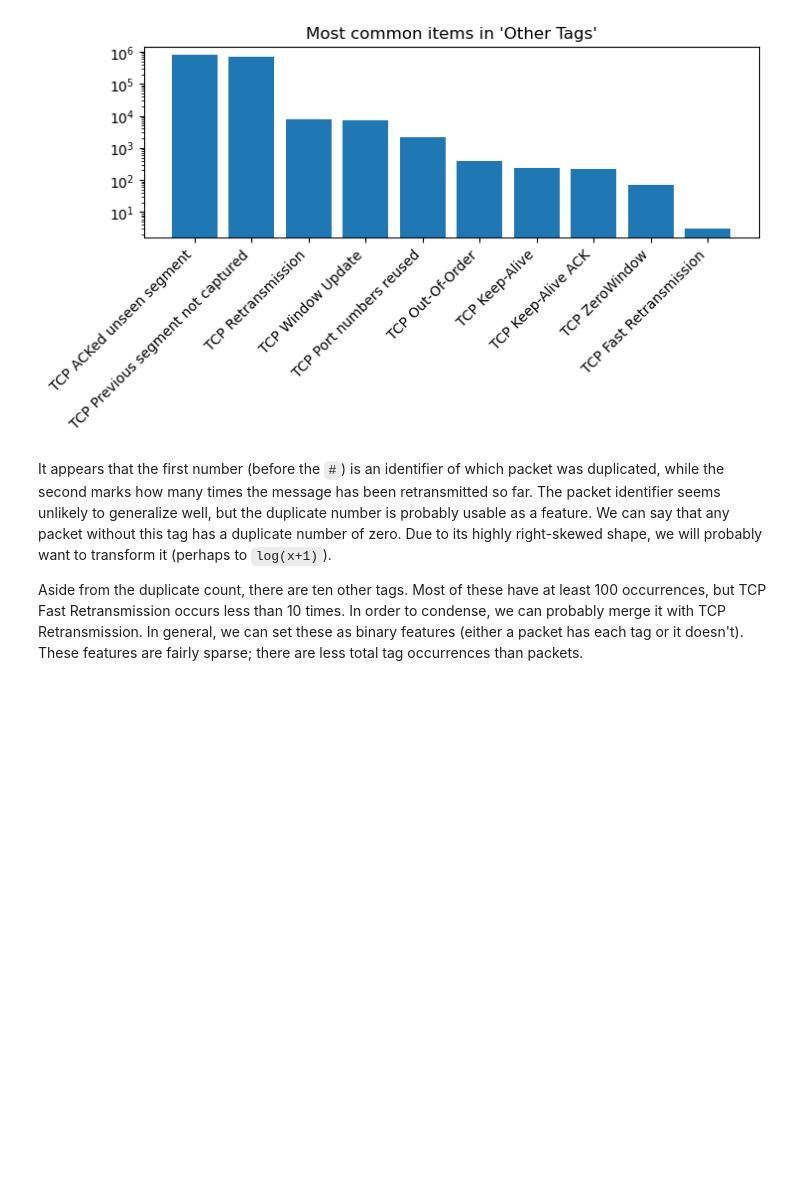
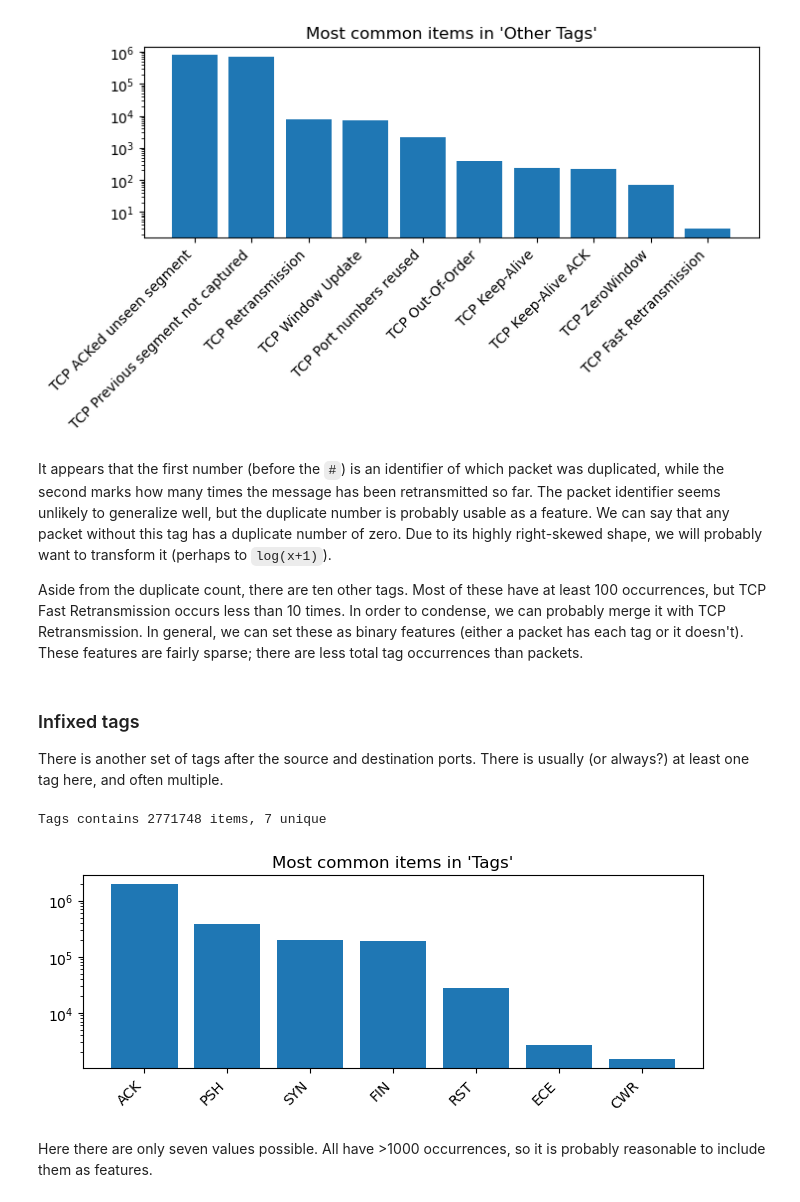
Before and after one commit to anders520/DoS-Classifier, a Jupyter notebook: classifier.ipynb, the cells around one changed output. Saved outputs shown, nothing was run; the diff lists cells and outputs as text; code cells hidden in the pictures; blank space fills up the shorter version.

Commit message:
Analysis of infixed tags

```diff
--- a/classifier.ipynb
+++ b/classifier.ipynb
@@ -515,3 +515,20 @@ Other Tags contains 1518633 items, 10 unique
 It appears that the first number (before the `#`) is an identifier of which packet was duplicated, while the second marks how many times the message has been retransmitted so far. The packet identifier seems unlikely to generalize well, but the duplicate number is probably usable as a feature. We can say that any packet without this tag has a duplicate number of zero. Due to its highly right-skewed shape, we will probably want to transform it (perhaps to `log(x+1)`).
 
 Aside from the duplicate count, there are ten other tags. Most of these have at least 100 occurrences, but TCP Fast Retransmission occurs less than 10 times. In order to condense, we can probably merge it with TCP Retransmission. In general, we can set these as binary features (either a packet has each tag or it doesn't). These features are fairly sparse; there are less total tag occurrences than packets.
+# %% [markdown]
+### Infixed tags
+
+There is another set of tags after the source and destination ports. There is usually (or always?) at least one tag here, and often multiple.
+# %%
+mid_brackets = df_tcp['Mid-brackets'].to_numpy()
+
+tags = []
+for l in mid_brackets:
+    tags += l
+
+summarize(tags, 'Tags', True)
+# %% [output]
+Tags contains 2771748 items, 7 unique
+[figure, added]
+# %% [markdown]
+Here there are only seven values possible. All have >1000 occurrences, so it is probably reasonable to include them as features.
```
Also changed, not shown: parts of 1 cell of this notebook.
